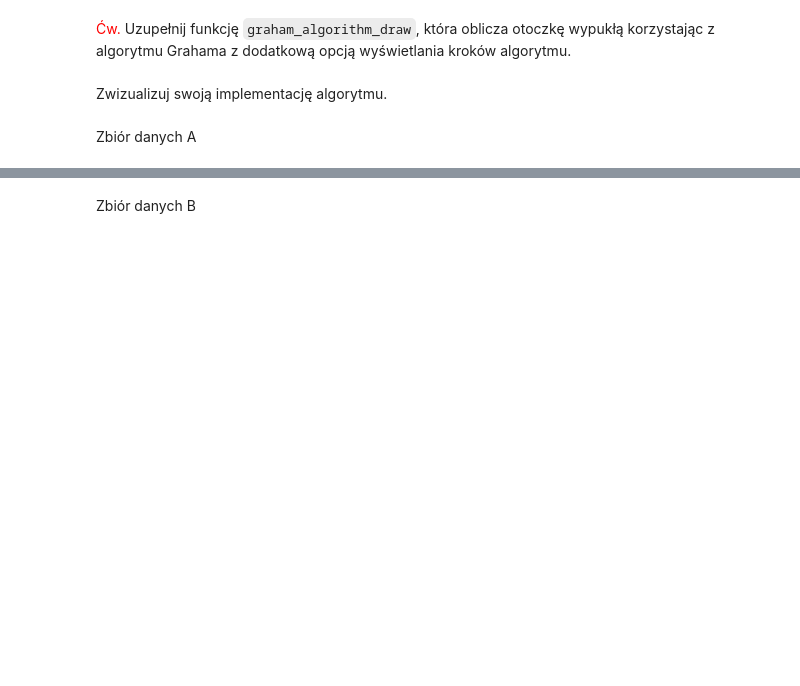
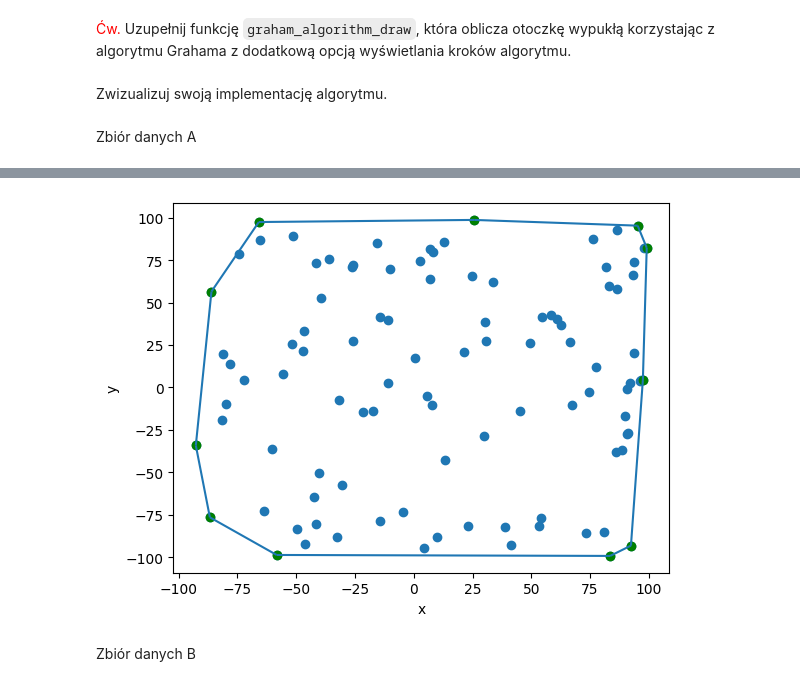
Before and after one commit to mistrzegiptu/Algorytmy-Geometryczne, a Jupyter notebook: bitalg/lab2/main.ipynb, the cells around one changed output, grey strips where cells are left out. Cells and saved outputs as stored; diff of their text form; code cells hidden in the pictures; blank space fills up the shorter version.

```diff
--- a/bitalg/lab2/main.ipynb
+++ b/bitalg/lab2/main.ipynb
@@ -292,12 +300,21 @@ from functools import cmp_to_key
 
 def compareAngle(b, c):
     return mat_det_3x3(minYPoint, b, c)
-# %%
-def removeDuplicates(Q):
-    i = 2
-    while i < len(Q):
-        detResult = mat_det_3x3(minYPoint, Q[i-1], Q[i])
-        if detResult < epsilon and detResult > -epsilon:
-            Q.pop(i)
-        i += 1
+# %%
+def minDist(a, b):
+    if (a[0]-minYPoint[0])**2 + (a[1]-minYPoint[1])**2 > (b[0]-minYPoint[0])**2 + (b[1]-minYPoint[1])**2:
+        return b
+    return a
+def removeDuplicates(Q):
+    i = 1
+    while i < len(Q)-1:
+        detResult = mat_det_3x3(minYPoint, Q[i], Q[i+1])
+        if detResult == 0:
+            smallerDuplicate = minDist(Q[i], Q[i+1])
+            if smallerDuplicate == Q[i]:
+                Q.pop(i)
+            else:
+                Q.pop(i+1)
+        else:
+            i += 1
 # %%
@@ -333,8 +362,12 @@ def graham_algorithm_draw(Q):
     toRemove = []
 
     global minYPoint
+    minYPoint = float('inf')
     minYPoint = min(Q, key = lambda x: (x[1], x[0]))
     stack = []
+
+    minIndex = Q.index(minYPoint)
+    Q[0], Q[minIndex] = Q[minIndex], Q[0]
 
     Q.sort(key=cmp_to_key(compareAngle))
 
@@ -342,18 +375,19 @@ def graham_algorithm_draw(Q):
 
     for i in range(len(Q)):
         while len(stack) > 1 and mat_det_3x3(stack[-2], stack[-1], Q[i]) > -epsilon:
-            vis.remove_figure(toRemove[-1])
+            if len(toRemove) > 0:
+                vis.remove_figure(toRemove[-1])
+                toRemove.pop()
             vis.add_point(stack[-1], color = "brown")
-            toRemove.pop()
             stack.pop()
 
         stack.append(Q[i])
-        vis.add_point(minYPoint, color='green')
-        if i > 2:
+        vis.add_point(Q[i], color='green')
+        if i > 1:
             ls = vis.add_line_segment([stack[-1], stack[-2]], color = "red")
             toRemove.append(ls)
 
-    return stack
+    return stack, vis
 # %% [markdown]
 Zwizualizuj swoją implementację algorytmu.
 # %% [markdown]
@@ -365,10 +401,13 @@ vis_graham_a.show_gif(interval=200)
 # %%
 # visualize(graham_points_a)
 vis.clear()
 vis.add_point(points_a)
+vis.add_point(graham_points_a, color = 'green')
 vis.add_line_segment([(graham_points_a[i], graham_points_a[i+1]) for i in range(len(graham_points_a)-1)])
 vis.add_line_segment([graham_points_a[-1], graham_points_a[0]])
 vis.show()
+# %% [output]
+[figure, added]
 # %% [markdown]
 Zbiór danych B
 # %%
```
Also changed, not shown: parts of 18 cells of this notebook, 1 other file.
